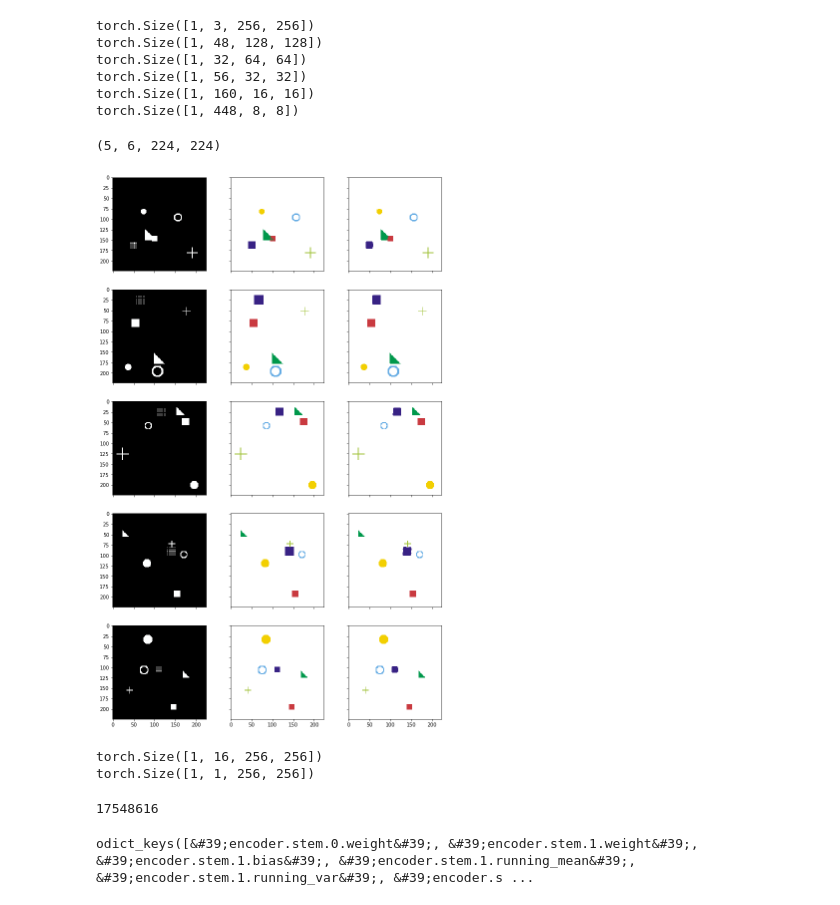
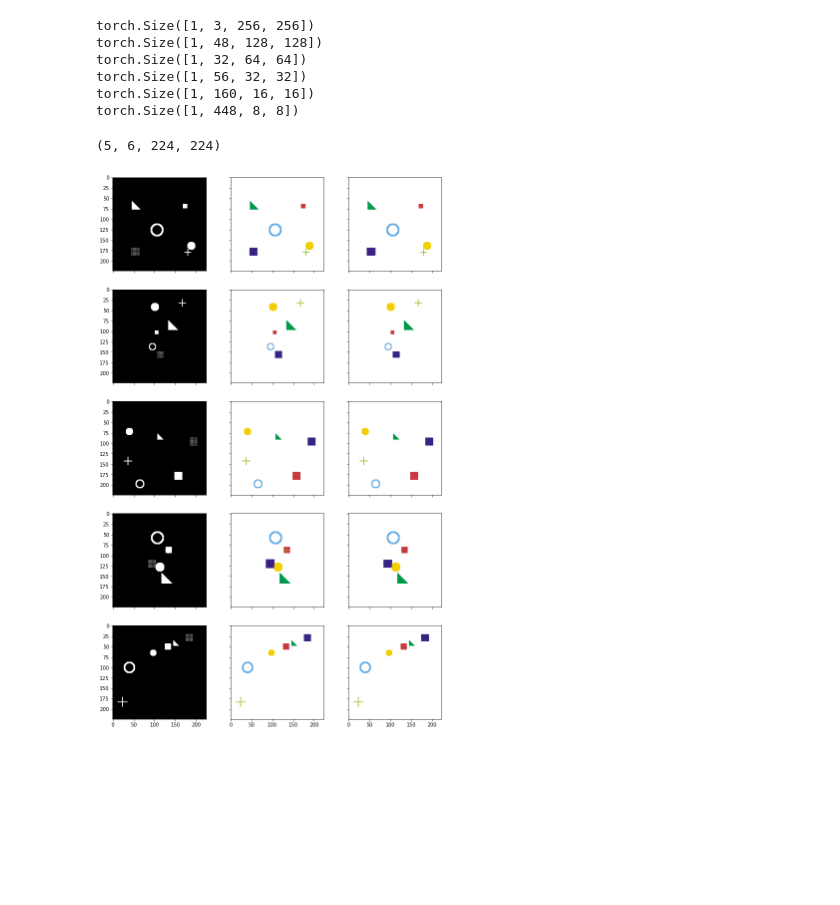
Before and after one commit to sowmen/imanip_main, a Jupyter notebook: scratchpad.ipynb, the cells around one changed output. Saved outputs shown, nothing was run; the diff lists cells and outputs as text; code cells hidden in the pictures; blank space fills up the shorter version.

```diff
--- a/scratchpad.ipynb
+++ b/scratchpad.ipynb
@@ -1044,6 +1044,8 @@ torch.Size([1, 448, 8, 8])
 # %%
 import segmentation_models_pytorch as smp
 from segmentation.smp_effb4 import SMP_DIY
+from segmentation.timm_unetb4 import UnetB4
+from segmentation.timm_efficientnet import EfficientNet
 from sim_dataset import SimDataset
 import torch.nn.functional as F
 import torch.nn as nn
@@ -1052,9 +1054,10 @@ import helper
 from torchvision import transforms
 
 device = 'cuda'
-model = SMP_DIY(6)
+encoder = EfficientNet().get_encoder()
+model = UnetB4(encoder, out_channels=6)
 model = nn.DataParallel(model)
-model.load_state_dict(torch.load('weights/Simulation_64Unet(end-end)_[03|10_14|24|07].h5'))
+model.load_state_dict(torch.load('weights/Simulation_64Unet(end-end)_[04|10_07|54|55].h5'))
 model.to(device)
 model.eval()   # Set model to the evaluation mode
 
@@ -1074,31 +1077,31 @@ inputs = inputs.to(device)
 labels = labels.to(device)
 
 
 # Predict
 pred = model(inputs)
 # The loss functions include the sigmoid function.
 pred = F.sigmoid(pred)
 pred = pred.data.cpu().detach().numpy()
 print(pred.shape)
 
 def reverse_transform(inp):
     inp = inp.numpy().transpose((1, 2, 0))
     mean = np.array([0.485, 0.456, 0.406])
     std = np.array([0.229, 0.224, 0.225])
     inp = std * inp + mean
     inp = np.clip(inp, 0, 1)
     inp = (inp * 255).astype(np.uint8)
 
     return inp
 
 # Change channel-order and make 3 channels for matplot
 input_images_rgb = [reverse_transform(x) for x in inputs.cpu()]
 
 # Map each channel (i.e. class) to each color
 target_masks_rgb = [helper.masks_to_colorimg(x) for x in labels.cpu().numpy()]
 pred_rgb = [helper.masks_to_colorimg(x) for x in pred]
 
 helper.plot_side_by_side([input_images_rgb, target_masks_rgb, pred_rgb])
 # %% [output]
 (5, 6, 224, 224)
-[figure, old version]
+[figure, new version]
@@ -1114,10 +1107,0 @@ diy = SMP_DIY()
-# %%
-sum(p.numel() for p in sff.encoder.parameters() if p.requires_grad)
-# %% [output]
-torch.Size([1, 16, 256, 256])
-torch.Size([1, 1, 256, 256])
-17548616
-# %%
-print(torch.load('64_encoder.h5').keys())
-# %% [output]
-odict_keys([&#39;encoder.stem.0.weight&#39;, &#39;encoder.stem.1.weight&#39;, &#39;encoder.stem.1.bias&#39;, &#39;encoder.stem.1.running_mean&#39;, &#39;encoder.stem.1.running_var&#39;, &#39;encoder.s ...
```
Also changed, not shown: parts of 2 cells of this notebook, 2 other files.
